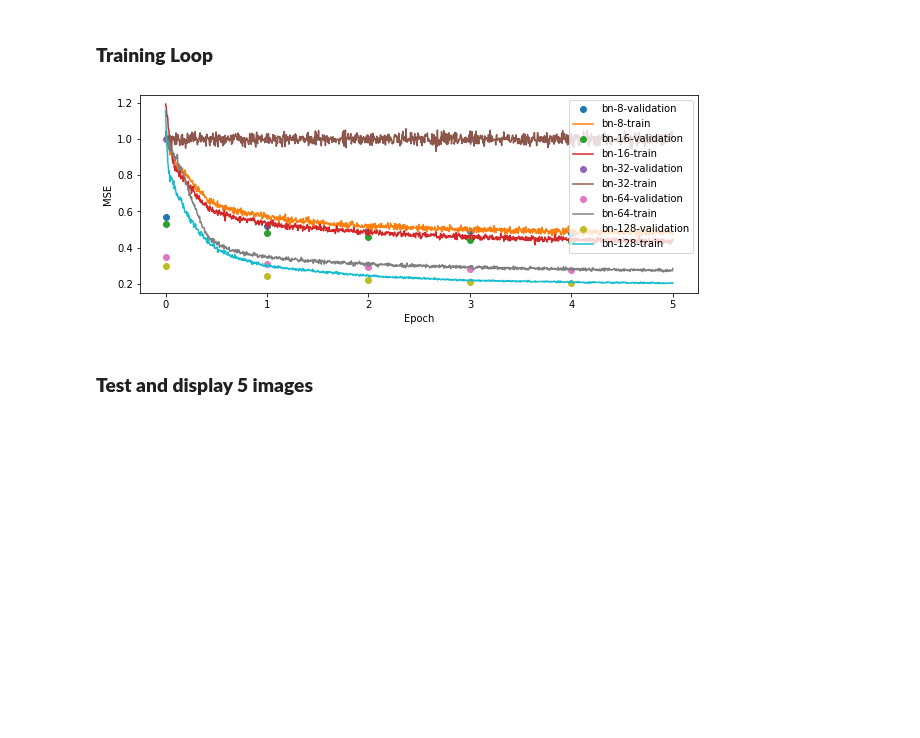
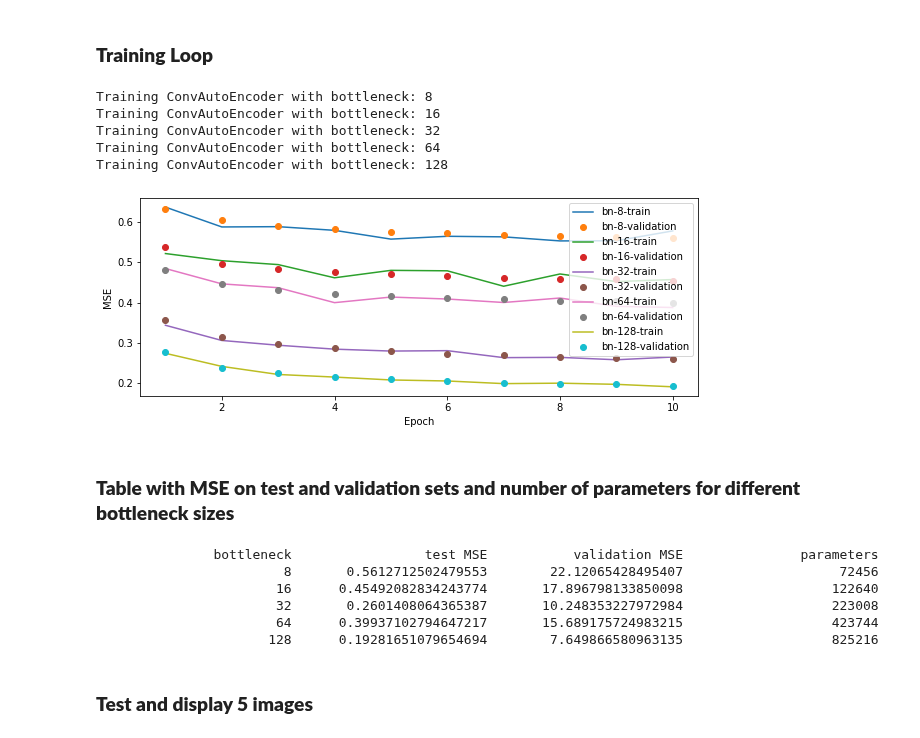
Before and after one commit to alvaroguerin/dlai-2019-projects, a Jupyter notebook: team16/DLAI_2019.ipynb, the cells around one changed output. Drawn from its saved outputs; the diff is of its cells as text; code cells hidden in the pictures; blank space fills up the shorter version.

```diff
--- a/team16/DLAI_2019.ipynb
+++ b/team16/DLAI_2019.ipynb
@@ -142,7 +159,7 @@ class ConvDecoder(nn.Module):
     self.trans_conv2 = nn.ConvTranspose2d(self.N_filters, 1, filter_size, stride=2) # 64 to 32 channels, with 2x spatial dimension upsampling (stride == filter_size == 2)
     self.fc = nn.Sequential(
         nn.Linear(self.bottleneck, 7*7*self.N_filters*2),
-        nn.Tanh()
+        nn.ReLU()
     )
 
   def forward(self, x):
@@ -204,10 +218,6 @@ def test_epoch(test_loader, network, criterion, hparams, validation=False):
             output = network(data)
             test_loss += criterion(output, data).item() # sum up batch loss
     test_acc = 0
-    print('\n{} set: Average loss: {:.4f}, Accuracy: {}/{} ({:.0f}%)\n'.format(
-        'Test' if validation is False else 'Validation', test_loss, acc,
-        len(test_loader.dataset), test_acc,
-        ))
     return test_loss
 # %% [markdown]
 <h3><b> Define the optimizer with MSE Loss</h3></b>
@@ -218,38 +228,65 @@ criterion = nn.MSELoss()
 # %%
 # [8, 16, 32, 64, 128] We want an ordered set, so we use list() instead of set()
 bottleneck_set = [2**(i+3) for i in range(5)]
-
+bottleneck = 128
 # Define a losses dictionary with keys the bottleneck size and values the
 # train, validation losses. We will use this to monitor the model performance
 # later.
+batch_size = hparams['batch_size']
 losses = dict()
 for bottleneck in bottleneck_set:
-    print("Training ConvAutoEncoder with bottleneck: {}".format(bottleneck))
-    net = ConvAutoEncoder(bottleneck)
-    optimizer = optim.Adam(net.parameters(), lr=hparams['learning_rate'])
+  print("Training ConvAutoEncoder with bottleneck: {}".format(bottleneck))
+  net = ConvAutoEncoder(bottleneck)
+  optimizer = optim.Adam(net.parameters(), lr=hparams['learning_rate'])
 
-    train_losses = []
-    validation_losses = []
-    for epoch in range(1, hparams['num_epochs'] + 1):
-      train_losses.extend(train_epoch(train_loader, net, optimizer, criterion, hparams))
-      validation_losses.append(test_epoch(validation_loader, net, criterion, hparams, validation=True))
-      #validation_accs.append(validation_acc)
-    losses.update({bottleneck: {"train_loss": train_losses, "val_loss": validation_losses}})
+  num_params_encoder = 3*3*1*32+32+3*3*32*64+64+7*7*64*bottleneck+bottleneck
+  num_params_decoder = bottleneck*7*7*64+7*7*64 + 2*2*32+32 + 2*2*32+32
+  total_params = num_params_encoder + num_params_decoder
+
+  train_losses = []
+  validation_losses = []
+  test_losses = []
+
+  for epoch in range(1, hparams['num_epochs'] + 1):
+    train_losses.append(train_epoch(train_loader, net, optimizer, criterion, hparams))
+    validation_losses.append(test_epoch(validation_loader, net, criterion, hparams, validation=True))
+    test_losses.append(test_epoch(test_loader, net, criterion, hparams, validation=False))
+  #validation_accs.append(validation_acc)
+  losses.update({bottleneck: {"train_loss": train_losses, "val_loss": validation_losses, "test_loss": test_losses, "parameters": total_params}})
+# %% [output]
+Training ConvAutoEncoder with bottleneck: 8
+Training ConvAutoEncoder with bottleneck: 16
+Training ConvAutoEncoder with bottleneck: 32
+Training ConvAutoEncoder with bottleneck: 64
+Training ConvAutoEncoder with bottleneck: 128
 # %%
+epochs = range(1, hparams['num_epochs'] + 1)
 plt.figure(figsize=(10, 8))
 plt.subplot(2,1,1)
 plt.xlabel('Epoch')
 plt.ylabel('MSE')
 for bn, loss in losses.items():
-  plt.plot(loss['val_loss'], 'o', label='bn-{}-validation'.format(bn))
-  plt.plot(list(np.linspace(0, 5, 1115)),
-           loss['train_loss'],
-           label='bn-{}-train'.format(bn))
-
+  plt.plot(epochs, loss['train_loss'], label='bn-{}-train'.format(bn))
+  plt.plot(epochs, loss['val_loss'], 'o', label='bn-{}-validation'.format(bn))
 plt.legend()
 plt.show()
 # %% [output]
-[figure, old version]
+[figure, new version]
+# %% [markdown]
+# <h3><b>Table with MSE on test and validation sets and number of parameters for different bottleneck sizes </h3></b>
+# %%
+atributes = ["bottleneck", "test MSE", "validation MSE", "parameters"]
+row_format ="{:>25}" * (len(atributes))
+print(row_format.format(*atributes))
+for bn, loss in losses.items():
+  print(row_format.format(bn, loss['val_loss'][-1],loss['test_loss'][-1],loss['parameters']))
+# %% [output]
+               bottleneck                 test MSE           validation MSE               parameters
+                        8       0.5612712502479553        22.12065428495407                    72456
+                       16      0.45492082834243774       17.896798133850098                   122640
+                       32       0.2601408064365387       10.248353227972984                   223008
+                       64      0.39937102794647217       15.689175724983215                   423744
+                      128      0.19281651079654694        7.649866580963135                   825216
 # %% [markdown]
 # <h3><b>Test and display 5 images</h3></b>
 # %%
```
Also changed, not shown: parts of 14 cells of this notebook.
